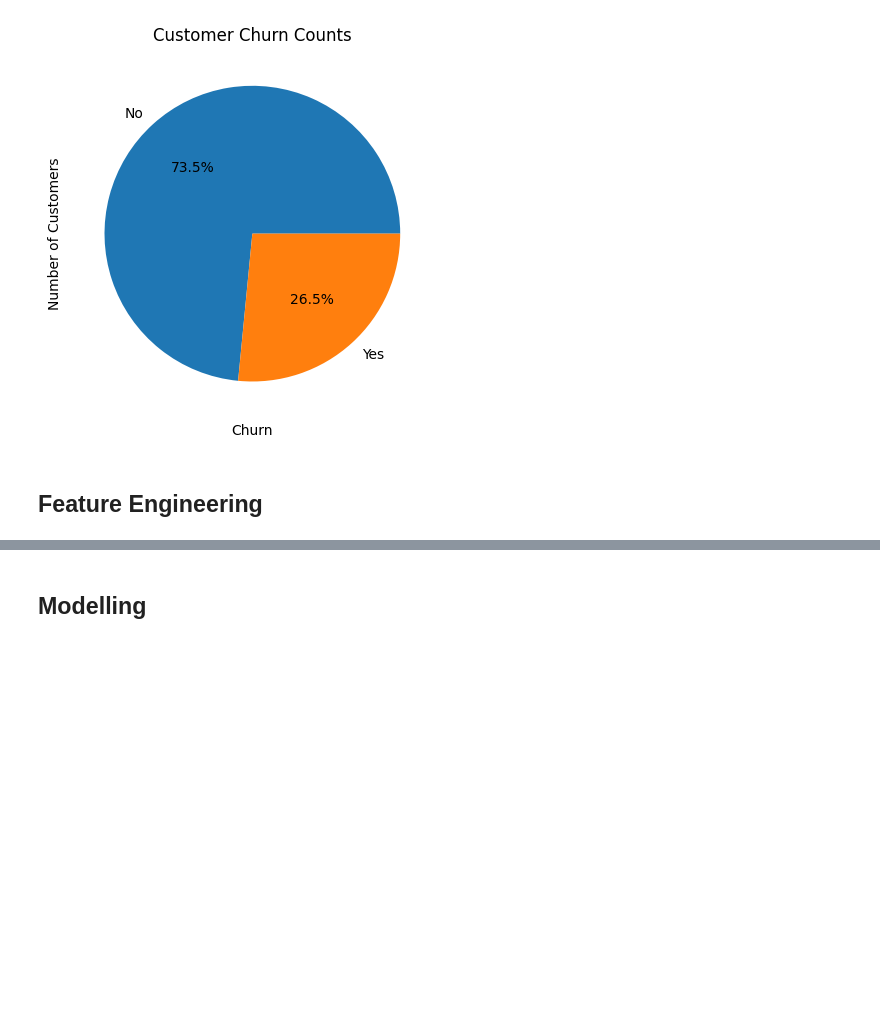
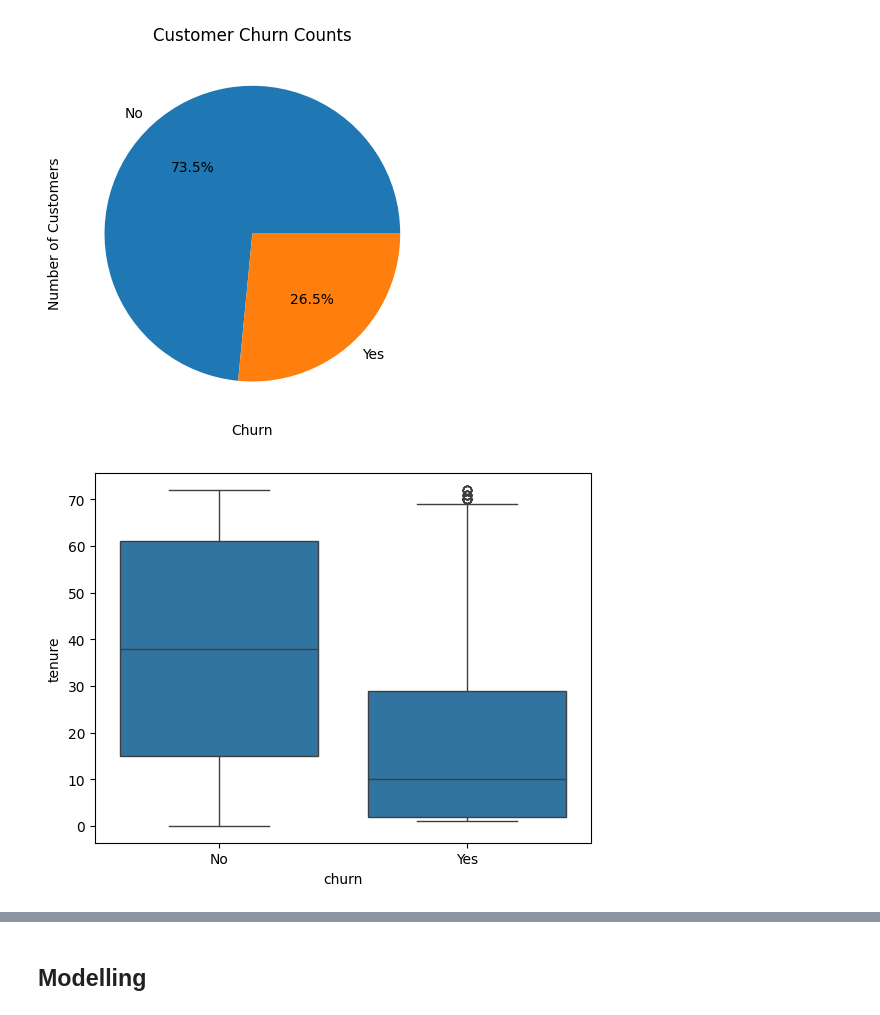
Before and after one commit to LukeYang8/churn-data, a Jupyter notebook: notebooks/telco_analysis.ipynb, the cells around one changed output, grey strips where cells are left out. Drawn from its saved outputs; the diff is of its cells as text; code cells hidden in the pictures; blank space fills up the shorter version.

```diff
--- a/notebooks/telco_analysis.ipynb
+++ b/notebooks/telco_analysis.ipynb
@@ -313,5 +313,15 @@ plt.ylabel('Number of Customers')
 plt.show()
 # %% [output]
 [figure]
-# %% [markdown]
-## Feature Engineering
+# %%
+query = """
+SELECT tenure, churn
+FROM telco_customer
+"""
+tenure_churn_data = pd.read_sql(query, con=engine)
+
+import seaborn as sns
+sns.boxplot(x='churn', y='tenure', data=tenure_churn_data)
+plt.show()
+# %% [output]
+[figure, added]
```
Also changed, not shown: parts of 15 cells of this notebook.
